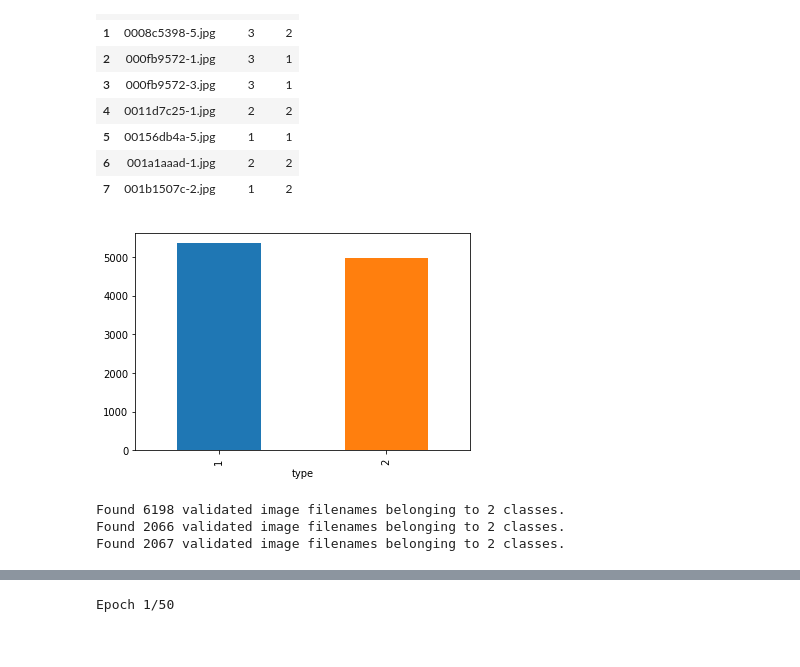
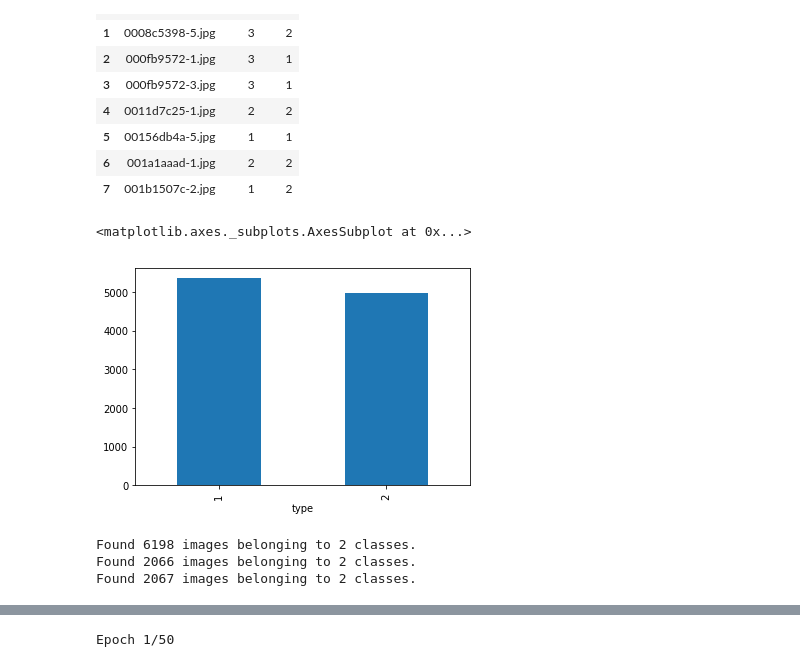
Before and after one commit to D-M-Moriarty/Pet-Adoption, a Jupyter notebook: notebooks/Train cat dog classifier.ipynb, the cells around one changed output, grey strips where cells are left out. Cells and saved outputs as stored; diff of their text form; code cells hidden in the pictures.

```diff
--- a/notebooks/Train cat dog classifier.ipynb
+++ b/notebooks/Train cat dog classifier.ipynb
@@ -258,9 +256,10 @@ generator_df.head(8)
 | 7 | 001b1507c-2.jpg | 1 | 2 |
 # %%
 generator_df.groupby('type').size().plot.bar()
-generator_df = generator_df.drop(['class'], axis=1)
+# generator_df = generator_df.drop(['class'], axis=1)
 # %% [output]
+<matplotlib.axes._subplots.AxesSubplot at 0x...>
-[figure, old version]
+[figure, new version]
 # %%
 from sklearn.model_selection import train_test_split
 
@@ -304,9 +303,9 @@ test_generator = test_datagen.flow_from_dataframe(
         seed=2018
     )
 # %% [output]
-Found 6198 validated image filenames belonging to 2 classes.
-Found 2066 validated image filenames belonging to 2 classes.
-Found 2067 validated image filenames belonging to 2 classes.
+Found 6198 images belonging to 2 classes.
+Found 2066 images belonging to 2 classes.
+Found 2067 images belonging to 2 classes.
 # %%
 model = models.Sequential()
 # model.add(layers.Conv2D(32, (3, 3), activation='relu',
```
Also changed, not shown: parts of 52 cells of this notebook, 3 other files.
